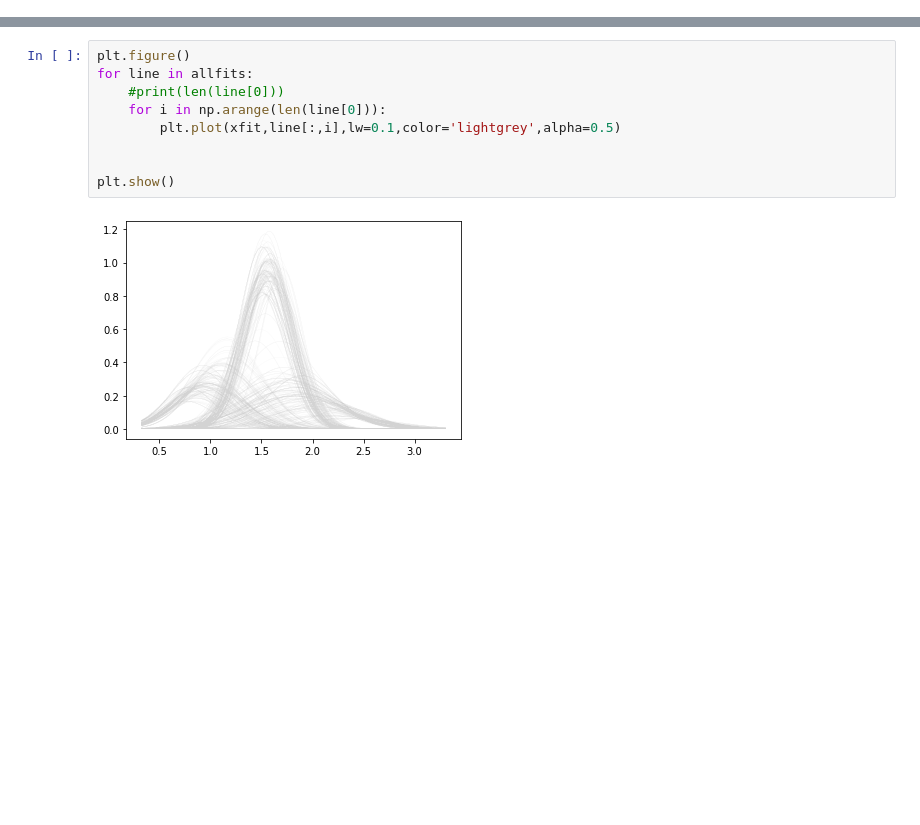
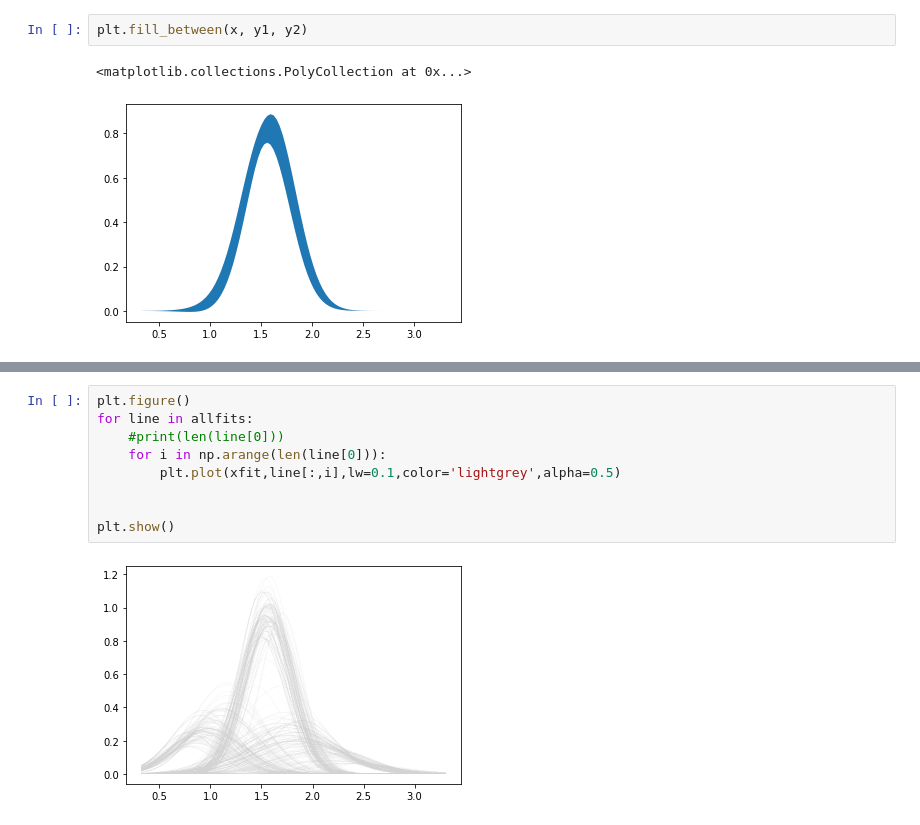
Before and after one commit to botaoxiongyong/pyIRM, a Jupyter notebook: pyIRM/pyIRM.ipynb, the cells around one changed output, grey strips where cells are left out. Drawn from its saved outputs; the diff is of its cells as text; blank space fills up the shorter version.

```diff
--- a/pyIRM/pyIRM.ipynb
+++ b/pyIRM/pyIRM.ipynb
@@ -27,3 +135,8 @@ No artists with labels found to put in legend.  Note that artists whose label st
+# %%
+plt.fill_between(x, y1, y2)
+# %% [output]
+<matplotlib.collections.PolyCollection at 0x...>
+[figure, added]
 # %%
 fitResult.df.distance
 # %% [output]
```
Also changed, not shown: parts of 10 cells of this notebook, 13 other files.
